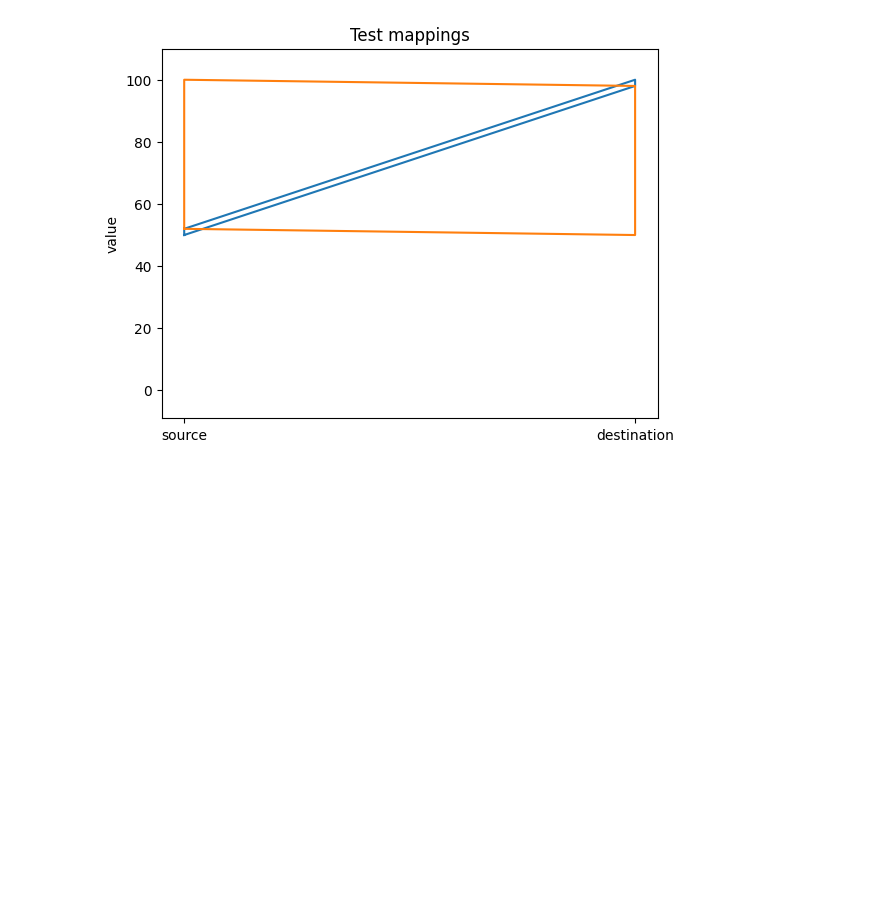
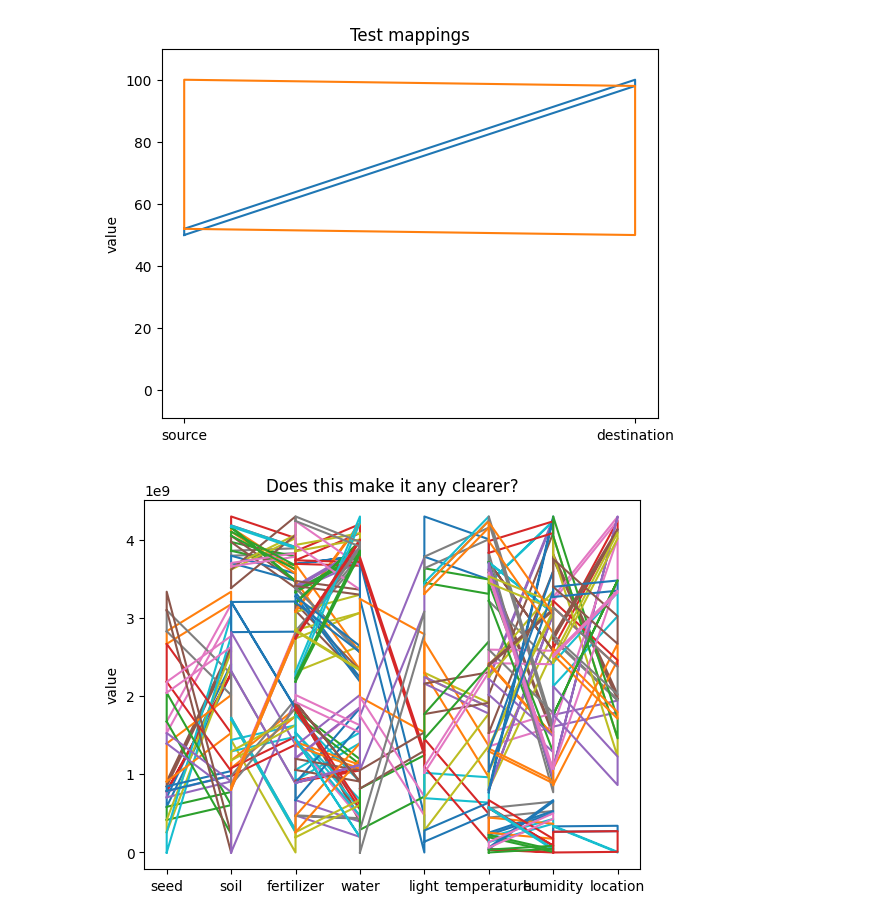
Before and after one commit to nouseforkeys/advent-of-code-23, a Jupyter notebook: day_5.ipynb, the cells around one changed output. Saved outputs shown, nothing was run; the diff lists cells and outputs as text; code cells hidden in the pictures; blank space fills up the shorter version.

Commit message:
updated plotting to show all mappings

```diff
--- a/day_5.ipynb
+++ b/day_5.ipynb
@@ -51,18 +51,32 @@ class Mapper:
 mapper = Mapper([[50, 98, 2], [52, 50, 48]])
 
 def mapping_plot(
-        mapper: Mapper, title: str, y_limits: tuple[int] = None) -> None:
-    """sets up a plot"""
+    mappings: [str, Mapper], title: str,
+    y_limits: tuple[int] = None
+) -> None:
+    """sets up a plot with a series of mappers"""
     fig, ax = plt.subplots()
-    mapper.plottable(ax)
-    ax.set_xticks([0, 1])
-    ax.set_xticklabels(['source', 'destination'])
+    x_vals = list(range(len(mappings) + 1))
+    for (name, mapper), x0, x1 in zip(mappings, x_vals[:-1], x_vals[1:]):
+        mapper.plottable(ax, (x0, x1))
+    ax.set_xticks(x_vals)
+    ax.set_xticklabels(
+        [name.split('-to-')[0] for name, _ in mappings] +
+        [mappings[-1][0].split('-to-')[-1]]
+    )
     ax.set_ylabel('value')
     ax.set_title(title)
     if y_limits is not None:
         offset = y_limits[1] * 0.1
         ax.set_ylim(y_limits[0] - offset, y_limits[1] + offset)
 
-mapping_plot('Test mappings', (1, 100))
+mapping_plot(
+    [['source-to-destination', mapper]], 'Test mappings' , y_limits=(1, 100))
 # %% [output]
 [figure]
+# %%
+mappers = [[name, Mapper(mapping)] for name, mapping in mappings]
+# %%
+mapping_plot(mappers, 'Does this make it any clearer?')
+# %% [output]
+[figure, added]
```
